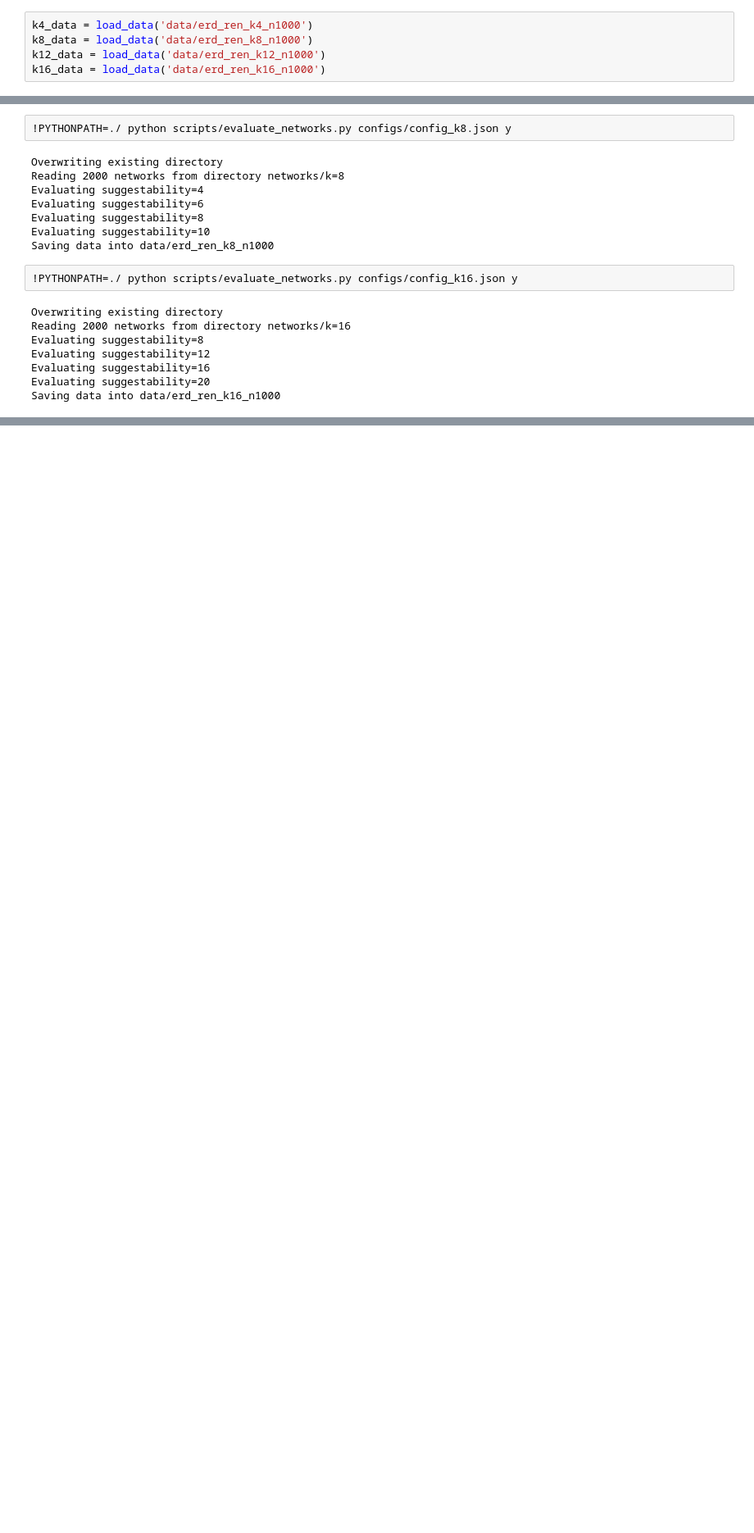
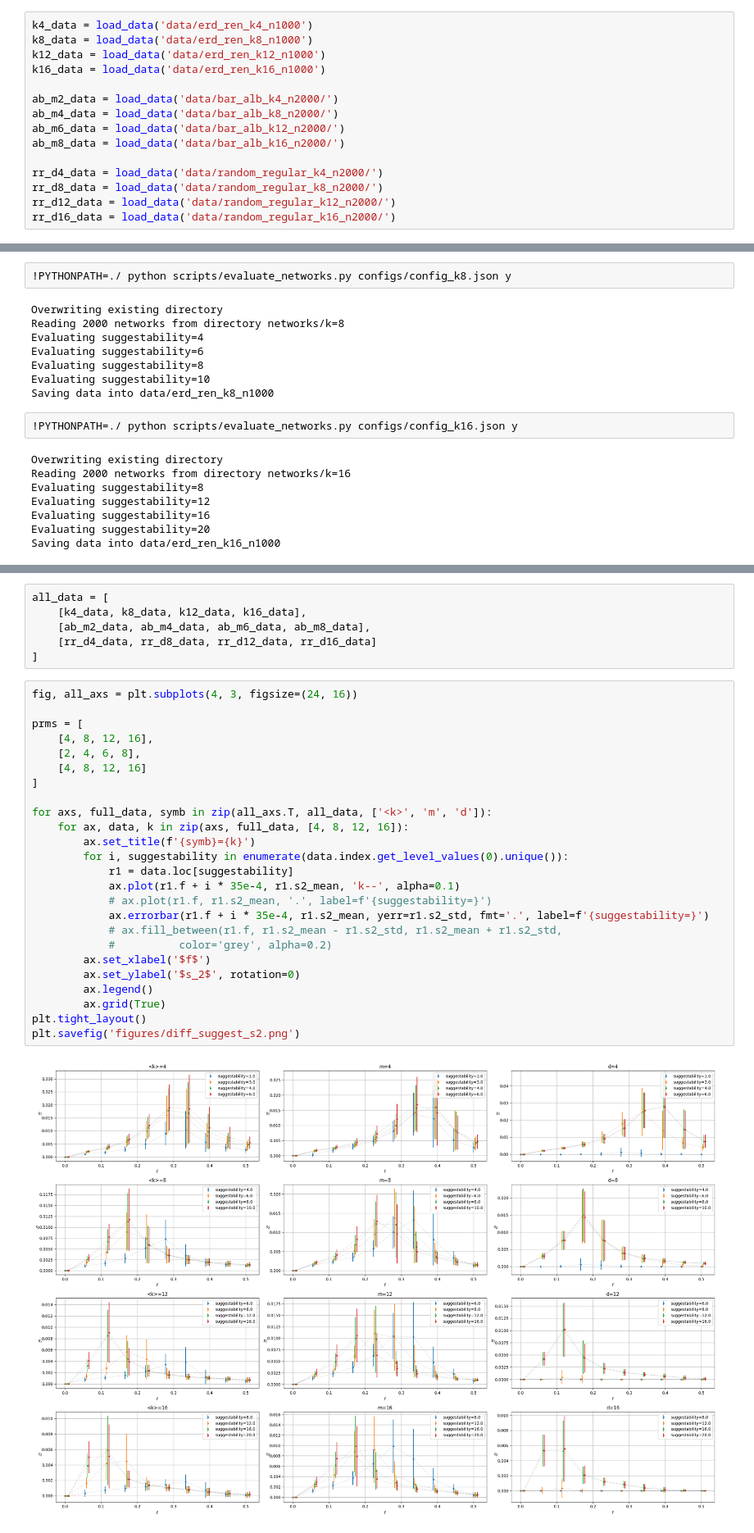
Before and after one commit to ADmitri42/opinion-model, a Jupyter notebook: network-model.ipynb, the cells around one changed output, grey strips where cells are left out. Shown at 82% size. Cells and saved outputs as stored; diff of their text form; blank space fills up the shorter version.

```diff
--- a/network-model.ipynb
+++ b/network-model.ipynb
@@ -456,3 +457,13 @@ k4_data = load_data('data/erd_ren_k4_n1000')
 k8_data = load_data('data/erd_ren_k8_n1000')
 k12_data = load_data('data/erd_ren_k12_n1000')
 k16_data = load_data('data/erd_ren_k16_n1000')
+
+ab_m2_data = load_data('data/bar_alb_k4_n2000/')
+ab_m4_data = load_data('data/bar_alb_k8_n2000/')
+ab_m6_data = load_data('data/bar_alb_k12_n2000/')
+ab_m8_data = load_data('data/bar_alb_k16_n2000/')
+
+rr_d4_data = load_data('data/random_regular_k4_n2000/')
+rr_d8_data = load_data('data/random_regular_k8_n2000/')
+rr_d12_data = load_data('data/random_regular_k12_n2000/')
+rr_d16_data = load_data('data/random_regular_k16_n2000/')
@@ -531,0 +575,33 @@ Saving data into data/erd_ren_k16_n1000
+# %%
+all_data = [
+    [k4_data, k8_data, k12_data, k16_data],
+    [ab_m2_data, ab_m4_data, ab_m6_data, ab_m8_data],
+    [rr_d4_data, rr_d8_data, rr_d12_data, rr_d16_data]
+]
+# %%
+fig, all_axs = plt.subplots(4, 3, figsize=(24, 16))
+
+prms = [
+    [4, 8, 12, 16],
+    [2, 4, 6, 8],
+    [4, 8, 12, 16]
+]
+
+for axs, full_data, symb in zip(all_axs.T, all_data, ['<k>', 'm', 'd']):
+    for ax, data, k in zip(axs, full_data, [4, 8, 12, 16]):
+        ax.set_title(f'{symb}={k}')
+        for i, suggestability in enumerate(data.index.get_level_values(0).unique()):
+            r1 = data.loc[suggestability]
+            ax.plot(r1.f + i * 35e-4, r1.s2_mean, 'k--', alpha=0.1)
+            # ax.plot(r1.f, r1.s2_mean, '.', label=f'{suggestability=}')
+            ax.errorbar(r1.f + i * 35e-4, r1.s2_mean, yerr=r1.s2_std, fmt='.', label=f'{suggestability=}')
+            # ax.fill_between(r1.f, r1.s2_mean - r1.s2_std, r1.s2_mean + r1.s2_std,
+            #          color='grey', alpha=0.2)
+        ax.set_xlabel('$f$')
+        ax.set_ylabel('$s_2$', rotation=0)
+        ax.legend()
+        ax.grid(True)
+plt.tight_layout()
+plt.savefig('figures/diff_suggest_s2.png')
+# %% [output]
+[figure, added]
```
Also changed, not shown: parts of 8 cells of this notebook, 10 other files.
